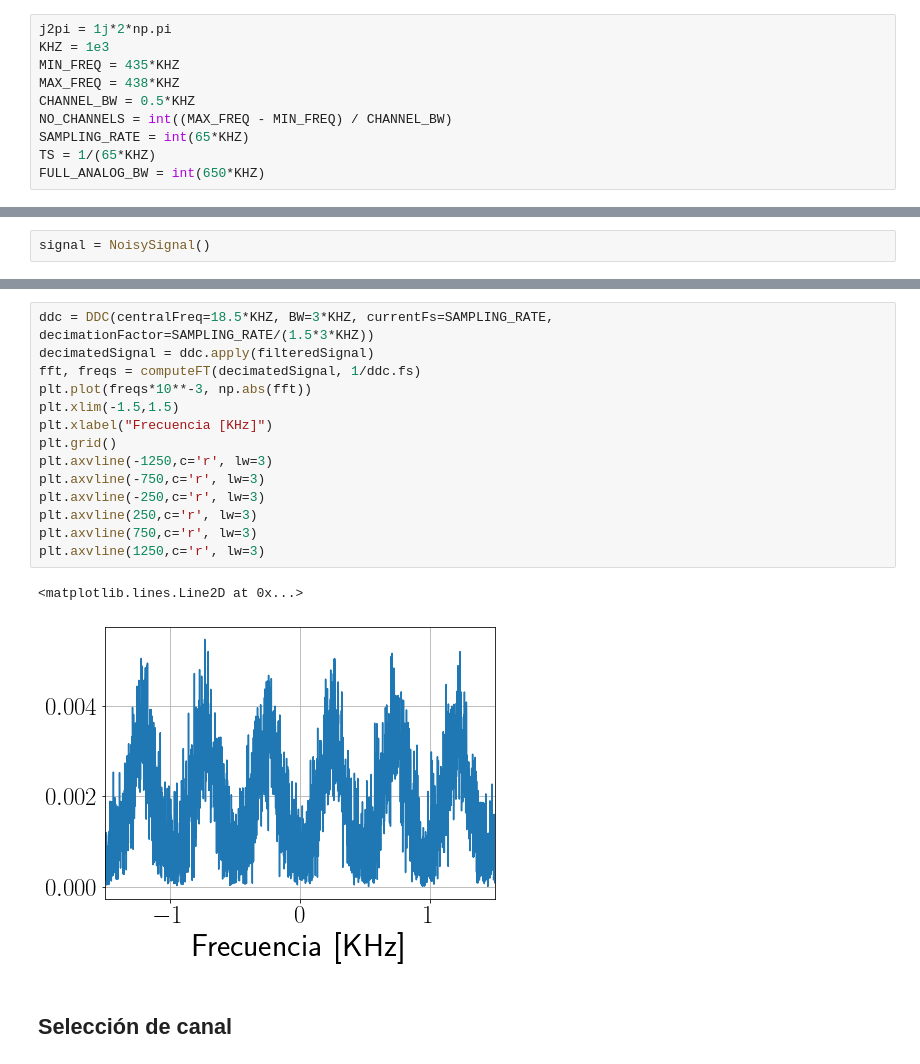
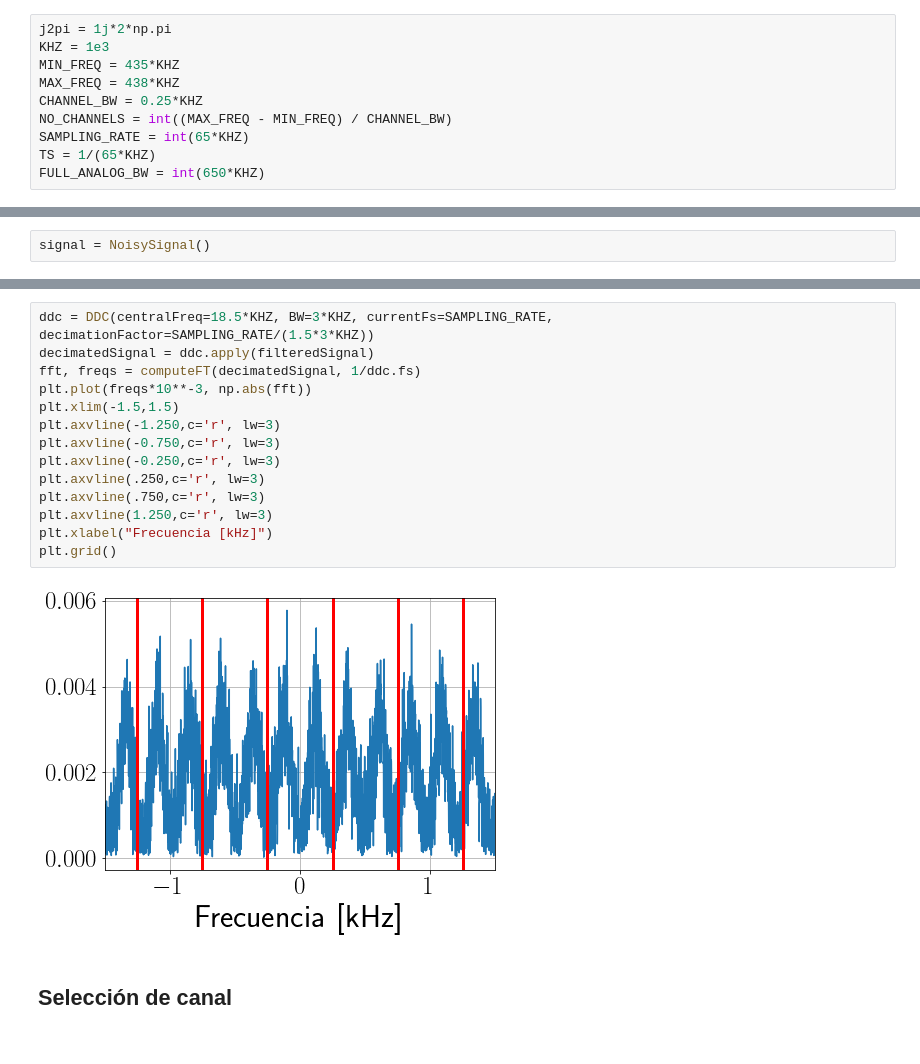
Before and after one commit to Fran-Mark/PI, a Jupyter notebook: Simulaciones/Preprocesamiento/preprocesamiento.ipynb, the cells around one changed output, grey strips where cells are left out. Cells and saved outputs as stored; diff of their text form.

```diff
--- a/Simulaciones/Preprocesamiento/preprocesamiento.ipynb
+++ b/Simulaciones/Preprocesamiento/preprocesamiento.ipynb
@@ -27,7 +27,7 @@ j2pi = 1j*2*np.pi
 KHZ = 1e3
 MIN_FREQ = 435*KHZ
 MAX_FREQ = 438*KHZ
-CHANNEL_BW = 0.5*KHZ
+CHANNEL_BW = 0.25*KHZ
 NO_CHANNELS = int((MAX_FREQ - MIN_FREQ) / CHANNEL_BW)
 SAMPLING_RATE = int(65*KHZ)
 TS = 1/(65*KHZ)
@@ -251,20 +251,19 @@ Text(0.5, 0, 'Frecuencia [KHz]')
 # %%
 ddc = DDC(centralFreq=18.5*KHZ, BW=3*KHZ, currentFs=SAMPLING_RATE, decimationFactor=SAMPLING_RATE/(1.5*3*KHZ))
 decimatedSignal = ddc.apply(filteredSignal)
 fft, freqs = computeFT(decimatedSignal, 1/ddc.fs)
 plt.plot(freqs*10**-3, np.abs(fft))
 plt.xlim(-1.5,1.5)
-plt.xlabel("Frecuencia [KHz]")
+plt.axvline(-1.250,c='r', lw=3)
+plt.axvline(-0.750,c='r', lw=3)
+plt.axvline(-0.250,c='r', lw=3)
+plt.axvline(.250,c='r', lw=3)
+plt.axvline(.750,c='r', lw=3)
+plt.axvline(1.250,c='r', lw=3)
+plt.xlabel("Frecuencia [kHz]")
 plt.grid()
-plt.axvline(-1250,c='r', lw=3)
-plt.axvline(-750,c='r', lw=3)
-plt.axvline(-250,c='r', lw=3)
-plt.axvline(250,c='r', lw=3)
-plt.axvline(750,c='r', lw=3)
-plt.axvline(1250,c='r', lw=3)
 # %% [output]
-<matplotlib.lines.Line2D at 0x...>
-[figure, old version]
+[figure, new version]
 # %% [markdown]
 ## Selección de canal
 # %%
```
Also changed, not shown: parts of 12 cells of this notebook, 4 other files.
